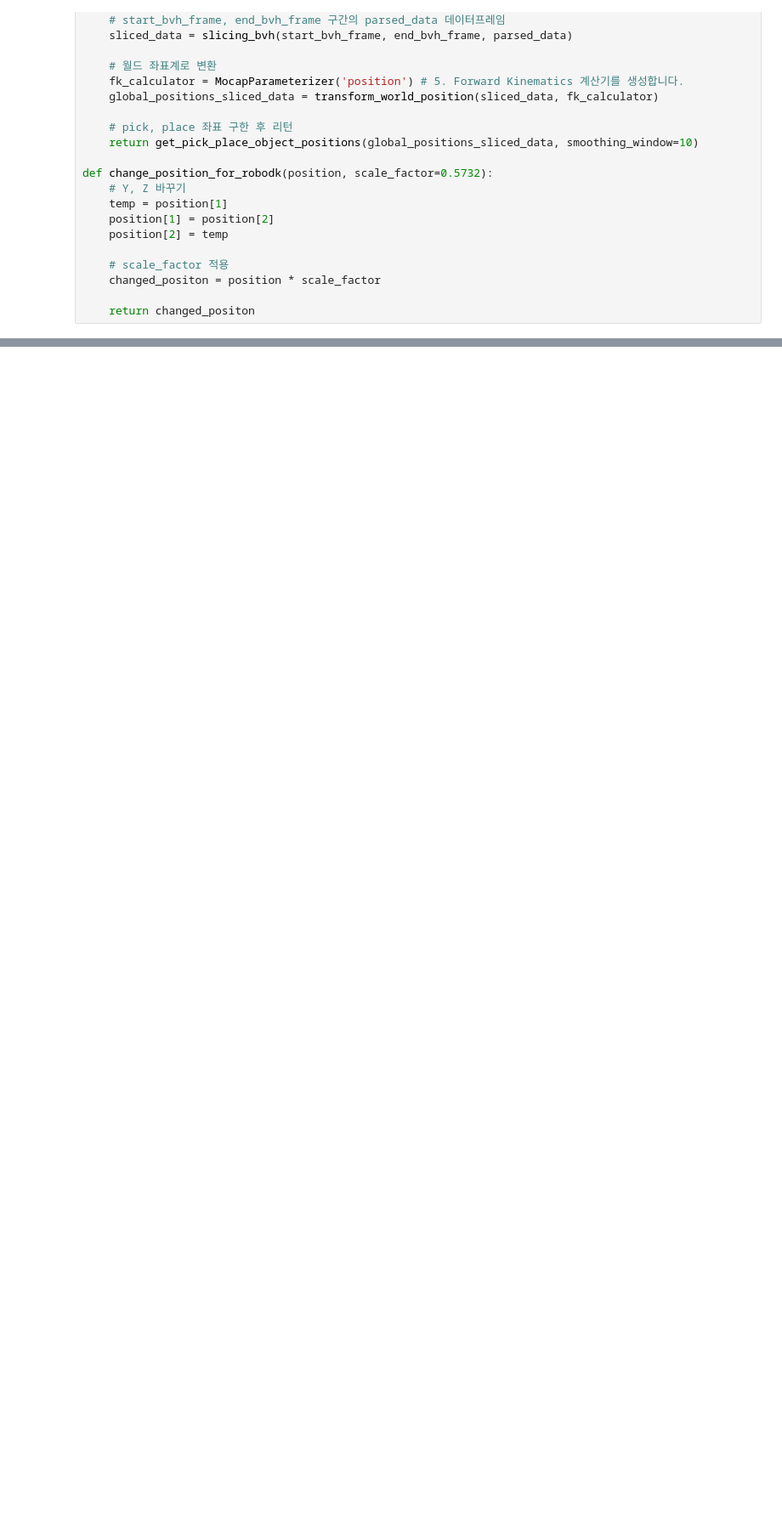
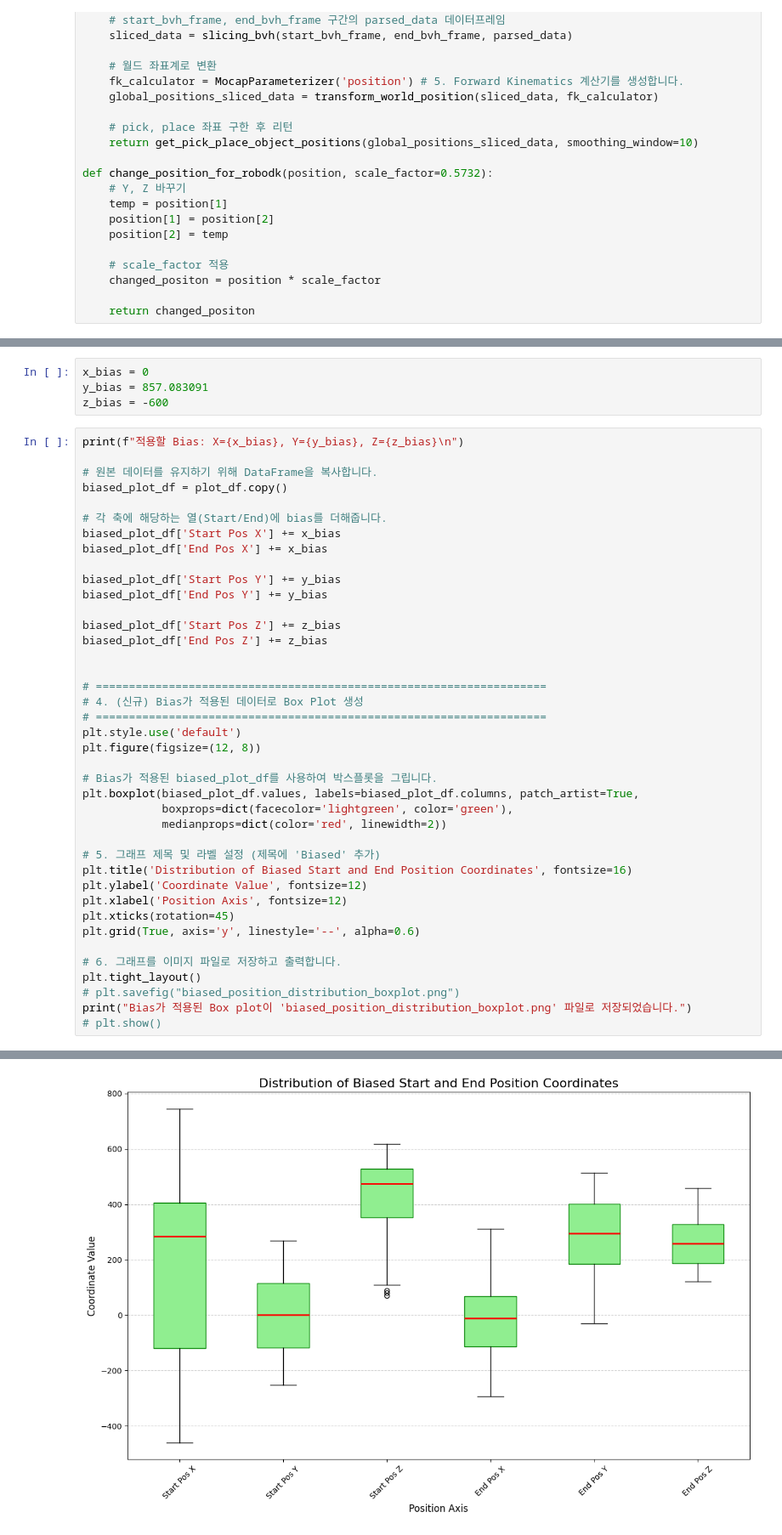
Before and after one commit to Maeng-Su/In-HARD, a Jupyter notebook: maeng/skeleton_data/bvh_preprocess2.ipynb, the cells around one changed output, grey strips where cells are left out. Shown at 85% size. Cells and saved outputs as stored; diff of their text form; blank space fills up the shorter version.

```diff
--- a/maeng/skeleton_data/bvh_preprocess2.ipynb
+++ b/maeng/skeleton_data/bvh_preprocess2.ipynb
@@ -1107,0 +1166,45 @@ result[0]
+# %%
+x_bias = 0
+y_bias = 857.083091
+z_bias = -600
+# %%
+print(f"적용할 Bias: X={x_bias}, Y={y_bias}, Z={z_bias}\n")
+
+# 원본 데이터를 유지하기 위해 DataFrame을 복사합니다.
+biased_plot_df = plot_df.copy()
+
+# 각 축에 해당하는 열(Start/End)에 bias를 더해줍니다.
+biased_plot_df['Start Pos X'] += x_bias
+biased_plot_df['End Pos X'] += x_bias
+
+biased_plot_df['Start Pos Y'] += y_bias
+biased_plot_df['End Pos Y'] += y_bias
+
+biased_plot_df['Start Pos Z'] += z_bias
+biased_plot_df['End Pos Z'] += z_bias
+
+
+# ====================================================================
+# 4. (신규) Bias가 적용된 데이터로 Box Plot 생성
+# ====================================================================
+plt.style.use('default')
+plt.figure(figsize=(12, 8))
+
+# Bias가 적용된 biased_plot_df를 사용하여 박스플롯을 그립니다.
+plt.boxplot(biased_plot_df.values, labels=biased_plot_df.columns, patch_artist=True,
+            boxprops=dict(facecolor='lightgreen', color='green'),
+            medianprops=dict(color='red', linewidth=2))
+
+# 5. 그래프 제목 및 라벨 설정 (제목에 'Biased' 추가)
+plt.title('Distribution of Biased Start and End Position Coordinates', fontsize=16)
+plt.ylabel('Coordinate Value', fontsize=12)
+plt.xlabel('Position Axis', fontsize=12)
+plt.xticks(rotation=45)
+plt.grid(True, axis='y', linestyle='--', alpha=0.6)
+
+# 6. 그래프를 이미지 파일로 저장하고 출력합니다.
+plt.tight_layout()
+# plt.savefig("biased_position_distribution_boxplot.png")
+print("Bias가 적용된 Box plot이 'biased_position_distribution_boxplot.png' 파일로 저장되었습니다.")
+# plt.show()
+# %% [output]
@@ -1107,0 +1214 @@ result[0]
+[figure, added]
```
Also changed, not shown: parts of 13 cells of this notebook.
